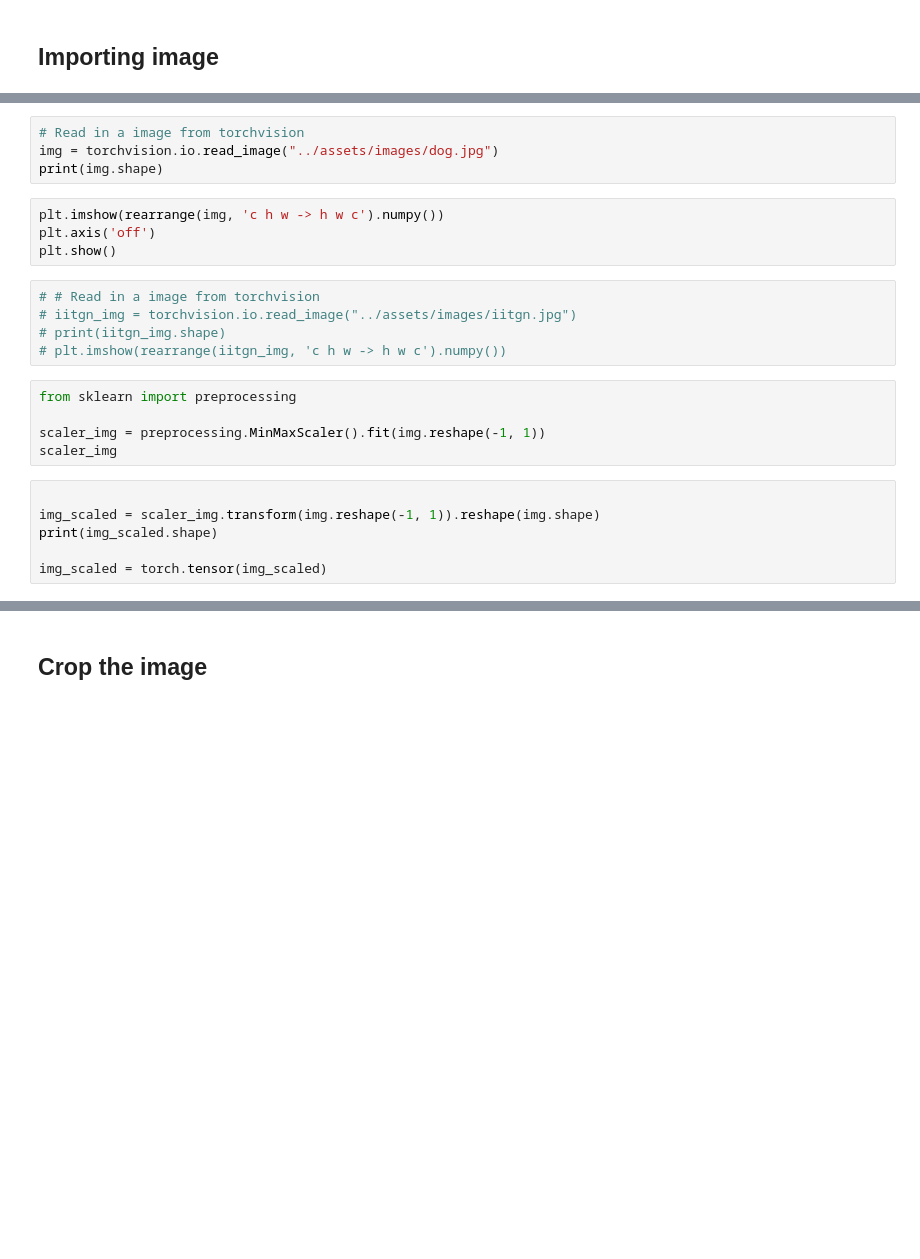
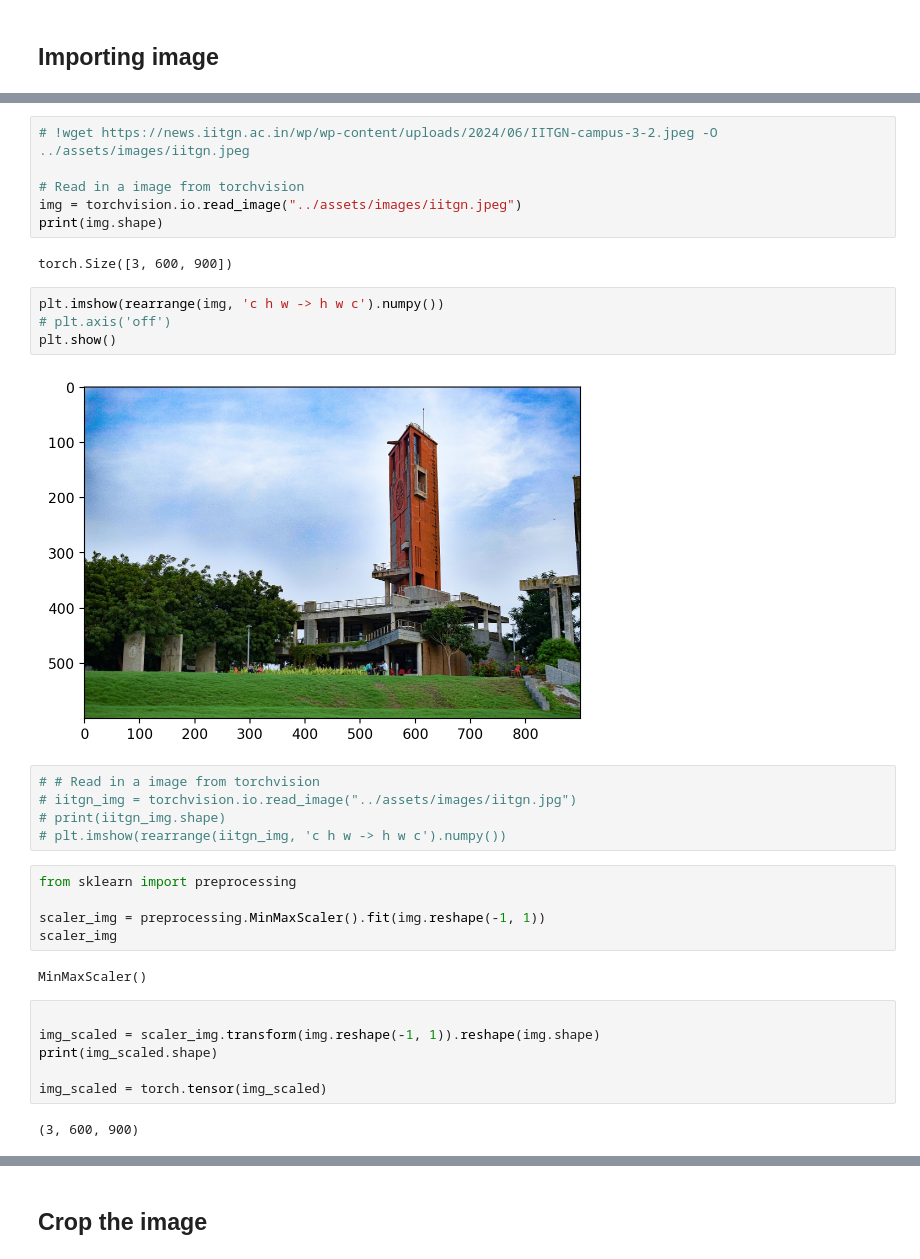
Before and after one commit to ShardulJunagade/ES-335-Assignment-2-2024-Fall, a Jupyter notebook: Task2/ImageReconstruction.ipynb, the cells around one changed output, grey strips where cells are left out. Saved outputs shown, nothing was run; the diff lists cells and outputs as text; blank space fills up the shorter version.

```diff
--- a/Task2/ImageReconstruction.ipynb
+++ b/Task2/ImageReconstruction.ipynb
@@ -156,11 +180,17 @@ else:
 # %%
+# !wget https://news.iitgn.ac.in/wp/wp-content/uploads/2024/06/IITGN-campus-3-2.jpeg -O ../assets/images/iitgn.jpeg
+
 # Read in a image from torchvision
-img = torchvision.io.read_image("../assets/images/dog.jpg")
+img = torchvision.io.read_image("../assets/images/iitgn.jpeg")
 print(img.shape)
+# %% [output]
+torch.Size([3, 600, 900])
 # %%
 plt.imshow(rearrange(img, 'c h w -> h w c').numpy())
-plt.axis('off')
+# plt.axis('off')
 plt.show()
+# %% [output]
+[figure, added]
 # %%
 # # Read in a image from torchvision
 # iitgn_img = torchvision.io.read_image("../assets/images/iitgn.jpg")
@@ -171,12 +201,16 @@ from sklearn import preprocessing
 
 scaler_img = preprocessing.MinMaxScaler().fit(img.reshape(-1, 1))
 scaler_img
+# %% [output]
+MinMaxScaler()
 # %%
 
 img_scaled = scaler_img.transform(img.reshape(-1, 1)).reshape(img.shape)
 print(img_scaled.shape)
 
 img_scaled = torch.tensor(img_scaled)
+# %% [output]
+(3, 600, 900)
 # %%
 img_scaled = img_scaled.to(device)
 img_scaled
```
Also changed, not shown: parts of 11 cells of this notebook.
